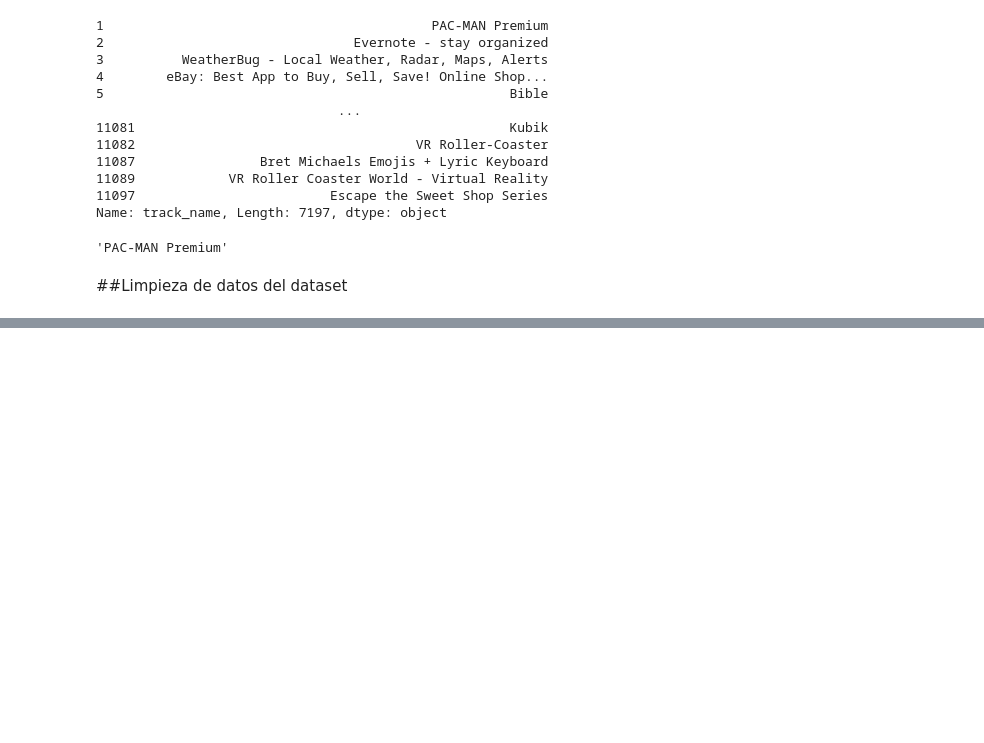
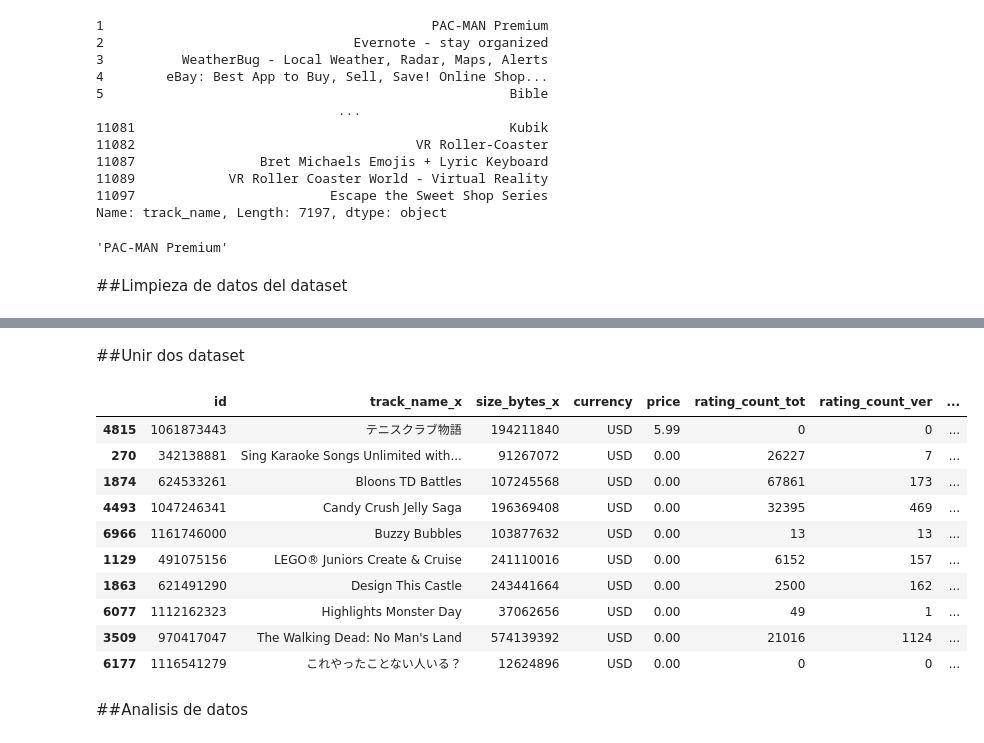
Before and after one commit to StevenMena/01MIAR_Python_IA, a Jupyter notebook: act/01MIAR_ACT_Final_Steeven_Mena.ipynb, the cells around one changed output, grey strips where cells are left out. Cells and saved outputs as stored; diff of their text form; code cells hidden in the pictures; blank space fills up the shorter version.

```diff
--- a/act/01MIAR_ACT_Final_Steeven_Mena.ipynb
+++ b/act/01MIAR_ACT_Final_Steeven_Mena.ipynb
@@ -175,0 +215,21 @@ display(apple_mobile_apps['track_name'][1])
+# %% [markdown]
+##Unir dos dataset
+# %%
+#Unir el dataset de las apps con su respectiva descripción
+
+new_df =apple_mobile_apps.merge(apple_mobile_apps_desc,on='id',how='inner')
+display(new_df.sample(10))
+# %% [output]
+|  | id | track_name_x | size_bytes_x | currency | price | rating_count_tot | rating_count_ver | ... |
+| 4815 | 1061873443 | テニスクラブ物語 | 194211840 | USD | 5.99 | 0 | 0 | ... |
+| 270 | 342138881 | Sing Karaoke Songs Unlimited with... | 91267072 | USD | 0.00 | 26227 | 7 | ... |
+| 1874 | 624533261 | Bloons TD Battles | 107245568 | USD | 0.00 | 67861 | 173 | ... |
+| 4493 | 1047246341 | Candy Crush Jelly Saga | 196369408 | USD | 0.00 | 32395 | 469 | ... |
+| 6966 | 1161746000 | Buzzy Bubbles | 103877632 | USD | 0.00 | 13 | 13 | ... |
+| 1129 | 491075156 | LEGO® Juniors Create & Cruise | 241110016 | USD | 0.00 | 6152 | 157 | ... |
+| 1863 | 621491290 | Design This Castle | 243441664 | USD | 0.00 | 2500 | 162 | ... |
+| 6077 | 1112162323 | Highlights Monster Day | 37062656 | USD | 0.00 | 49 | 1 | ... |
+| 3509 | 970417047 | The Walking Dead: No Man's Land | 574139392 | USD | 0.00 | 21016 | 1124 | ... |
+| 6177 | 1116541279 | これやったことない人いる？ | 12624896 | USD | 0.00 | 0 | 0 | ... |
+# %% [markdown]
+##Analisis de datos
```
Also changed, not shown: parts of 4 cells of this notebook.
